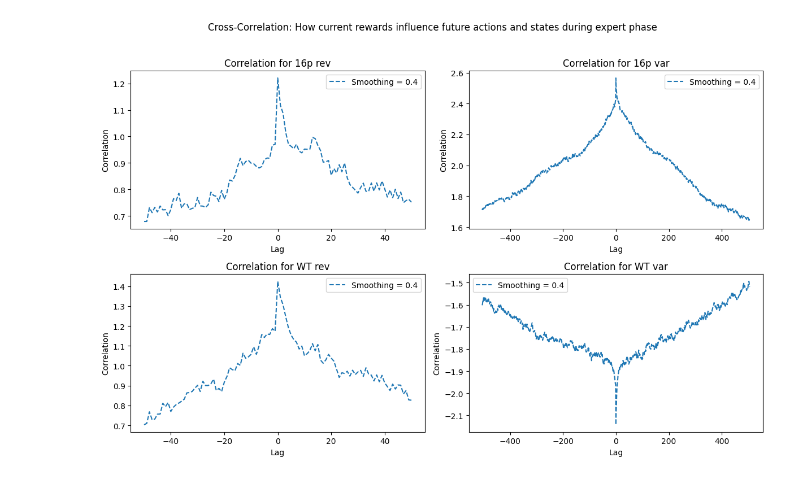
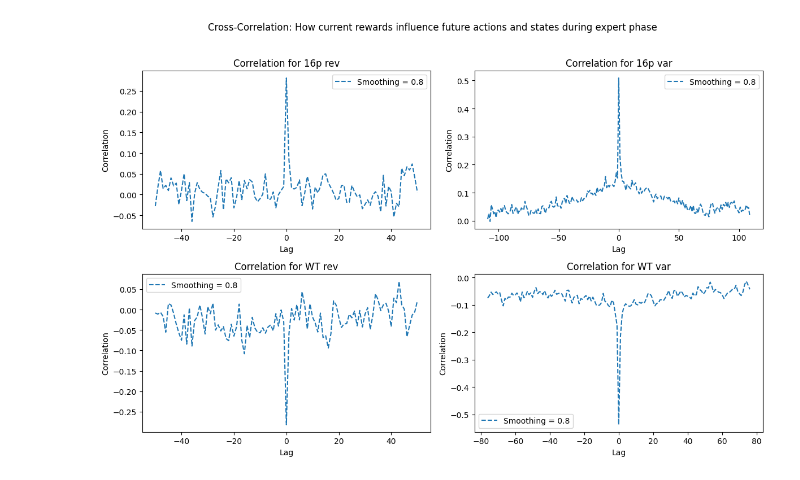
Before and after one commit to sabdi077/Max._Likelihood_-_Transient_Q_ij, a Jupyter notebook: SR:A_AR:S_R:AS_ANALYSIS.ipynb, the cells around one changed output. Saved outputs shown, nothing was run; the diff lists cells and outputs as text; code cells hidden in the pictures.

```diff
--- a/SR:A_AR:S_R:AS_ANALYSIS.ipynb
+++ b/SR:A_AR:S_R:AS_ANALYSIS.ipynb
@@ -326,6 +346,40 @@ def SAR_Generator(mouse_type_links, choice):
         sar_dict[link]['rewards'].extend(R)
 
     return sar_dict
+
+def cross_correlation_manual(x, y, lag_var, mx_lag):
+    mean_x = np.mean(x)
+    mean_y = np.mean(y)
+    c_lag = []
+
+    for lag in range(-mx_lag, mx_lag + 1):
+        c = 0
+        if lag_var == 'x':
+            if lag < 0:
+                segment_x = x[:len(x) + lag]
+                segment_y = y[-lag:]
+            else:
+                segment_x = x[lag:]
+                segment_y = y[:len(x) - lag]
+        else:
+            if lag < 0:
+                segment_x = x[-lag:]
+                segment_y = y[:len(x) + lag]
+            else:
+                segment_x = x[:len(x) - lag]
+                segment_y = y[lag:]
+
+        std_x = np.std(segment_x)
+        std_y = np.std(segment_y)
+
+        if std_x != 0 and std_y != 0:
+            for t in range(len(segment_x)):
+                c += (segment_x[t] - mean_x) * (segment_y[t] - mean_y)
+            c_lag.append(c / (std_x * std_y * (len(segment_x)-abs(lag))))
+        else:
+            c_lag.append(0)
+
+    return c_lag
 
 def AR_mapping(mouse_type_links, choice):
     dic_mouse_type = SAR_Generator(mouse_type_links, choice)
@@ -426,35 +480,20 @@ def min_expert_length(mouse_type_links, choice):
 def avg_correlate(mouse_type_links, choice):
     #correlator : A(t+tau)R(t)
     max_lag = min_expert_length(mouse_type_links, choice)
-    total_corr = None
+    total_corr = np.array(np.zeros(2*max_lag+1))
     num_links = len(mouse_type_links)
+    #lag_var = input('What do you want your lag variable to be (R_seq/SA_seq)? '
+    corrs=[]
+    for link in mouse_type_links:
+        DIC_R = R_mapping(mouse_type_links, choice)
+        DIC_SA = SA_mapping(mouse_type_links, choice)
+        R_seq = DIC_R[link]
+        SA_seq= DIC_SA[link]
 
-    for link in mouse_type_links:
-        X = R_mapping(mouse_type_links, choice)[link]
-        Y = SA_mapping(mouse_type_links, choice)[link]
-
-        R_seq = np.array(X)
-        SA_seq = np.array(Y)
-
-        if len(R_seq) != len(SA_seq):
-            min_length = min(len(R_seq), len(SA_seq))
-            R_seq = R_seq[:min_length]
-            SA_seq = SA_seq[:min_length]
-
-        corr = correlate(R_seq, SA_seq, mode='full')/(np.std(R_seq)*np.std(SA_seq)*(len(R_seq)))
-        #correlation : norm(sum(A(t+tau)R(t)))
-        mid = len(corr) // 2
-        corr = corr[mid - max_lag : mid + max_lag + 1]
-
-        if total_corr is None:
-            total_corr = corr
-        else:
-            total_corr += corr
-
-    avg_corr = total_corr / num_links
-
-    lags = np.arange(-max_lag, max_lag + 1)
-    return avg_corr, lags
+        cross_corr = cross_correlation_manual(R_seq, SA_seq, SA_seq, max_lag)
+        total_corr += cross_corr
+    lags = list(range(-max_lag, max_lag + 1))
+    return total_corr / num_links, lags
 
 def exponential_smoothing(series, alpha):
     return series.ewm(alpha=alpha).mean()
@@ -487,31 +526,31 @@ plt.legend()
 plt.subplot(2, 2, 2)
 #plt.plot(x_16p_var, y_16p_var, label='Original')
 plt.plot(x_16p_var, y_16p_var_smoothed, label=f'Smoothing = {alpha}', linestyle='--')
 plt.title('Correlation for 16p var')
 plt.xlabel('Lag')
 plt.ylabel('Correlation')
 plt.legend()
 
 plt.subplot(2, 2, 3)
 #plt.plot(x_WT_rev, y_WT_rev, label='Original')
 plt.plot(x_WT_rev, y_WT_rev_smoothed, label=f'Smoothing = {alpha}', linestyle='--')
 plt.title('Correlation for WT rev')
 plt.xlabel('Lag')
 plt.ylabel('Correlation')
 plt.legend()
 
 plt.subplot(2, 2, 4)
 #plt.plot(x_WT_var, y_WT_var, label='Original')
 plt.plot(x_WT_var, y_WT_var_smoothed, label=f'Smoothing = {alpha}', linestyle='--')
 plt.title('Correlation for WT var')
 plt.xlabel('Lag')
 plt.ylabel('Correlation')
 plt.legend()
 
 # Add a single title for all plots
 plt.suptitle('Cross-Correlation: How current rewards influence future actions and states during expert phase')
 
 plt.tight_layout(rect=[0, 0, 1, 0.96])
 plt.show()
 # %% [output]
-[figure, old version]
+[figure, new version]
```
Also changed, not shown: parts of 3 cells of this notebook.
